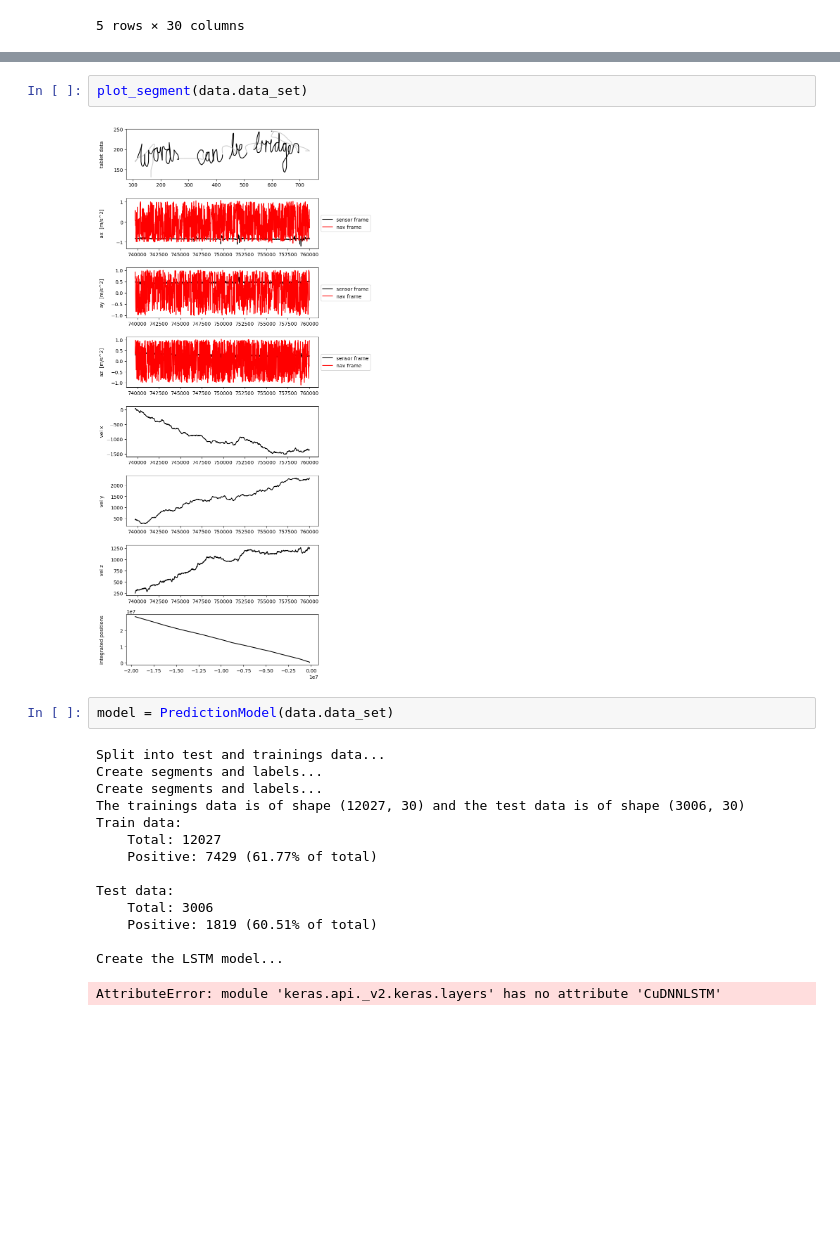
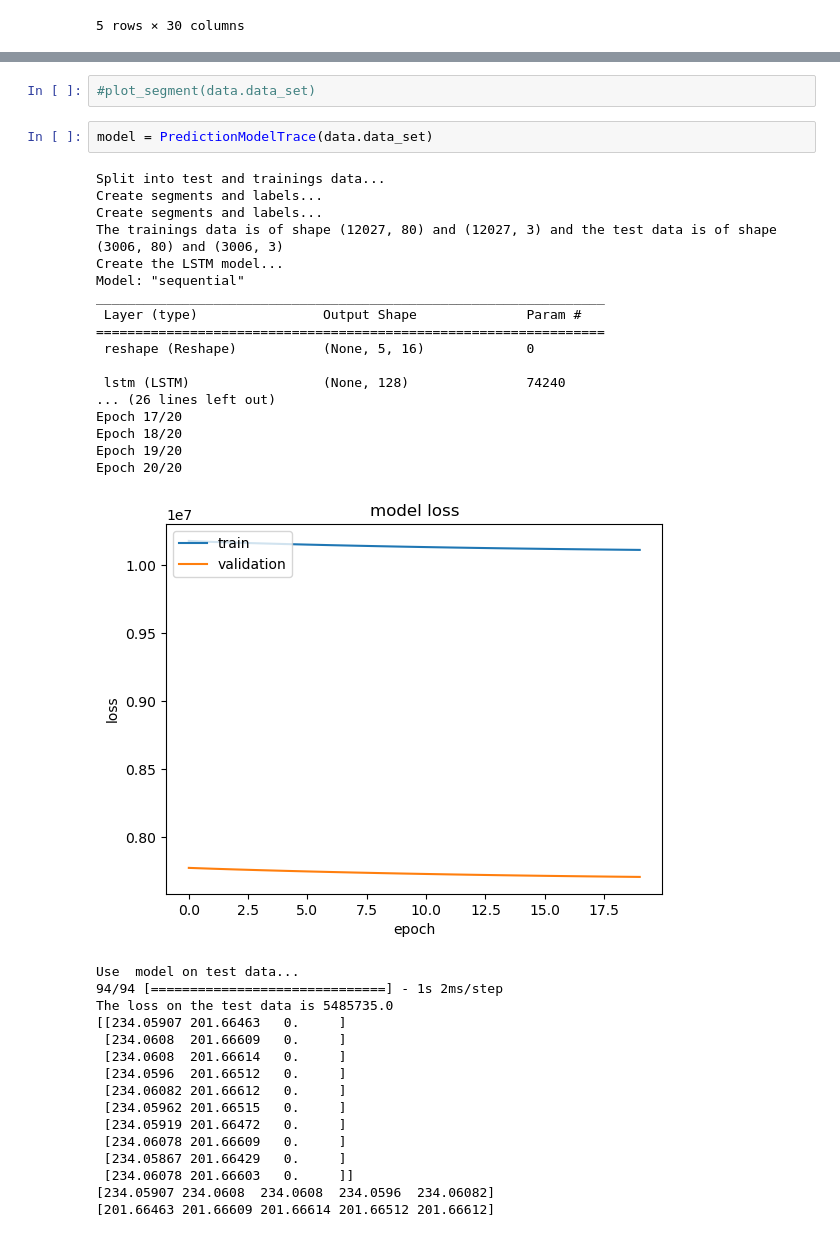
Before and after one commit to anni5701/tracePrediction, a Jupyter notebook: main.ipynb, the cells around one changed output, grey strips where cells are left out. Saved outputs shown, nothing was run; the diff lists cells and outputs as text; blank space fills up the shorter version.

Commit message:
added pipeline for trace prediction

```diff
--- a/main.ipynb
+++ b/main.ipynb
@@ -22,21 +66,38 @@ integrate the acceleration...
 # %%
-plot_segment(data.data_set)
+#plot_segment(data.data_set)
-# %% [output]
-[figure, removed]
 # %%
-model = PredictionModel(data.data_set)
+model = PredictionModelTrace(data.data_set)
 # %% [output]
 Split into test and trainings data...
 Create segments and labels...
 Create segments and labels...
-The trainings data is of shape (12027, 30) and the test data is of shape (3006, 30)
-Train data:
-    Total: 12027
-    Positive: 7429 (61.77% of total)
+The trainings data is of shape (12027, 80) and (12027, 3) and the test data is of shape (3006, 80) and (3006, 3)
+Create the LSTM model...
+Model: "sequential"
+_________________________________________________________________
+ Layer (type)                Output Shape              Param #
+=================================================================
+ reshape (Reshape)           (None, 5, 16)             0
 
-Test data:
-    Total: 3006
-    Positive: 1819 (60.51% of total)
-
-Create the LSTM model...
+ lstm (LSTM)                 (None, 128)               74240
+... (26 lines left out)
+Epoch 17/20
+Epoch 18/20
+Epoch 19/20
+Epoch 20/20
+[figure, added]
-AttributeError: module 'keras.api._v2.keras.layers' has no attribute 'CuDNNLSTM'
+Use  model on test data...
+94/94 [==============================] - 1s 2ms/step
+The loss on the test data is 5485735.0
+[[234.05907 201.66463   0.     ]
+ [234.0608  201.66609   0.     ]
+ [234.0608  201.66614   0.     ]
+ [234.0596  201.66512   0.     ]
+ [234.06082 201.66612   0.     ]
+ [234.05962 201.66515   0.     ]
+ [234.05919 201.66472   0.     ]
+ [234.06078 201.66609   0.     ]
+ [234.05867 201.66429   0.     ]
+ [234.06078 201.66603   0.     ]]
+[234.05907 234.0608  234.0608  234.0596  234.06082]
+[201.66463 201.66609 201.66614 201.66512 201.66612]
```
Also changed, not shown: parts of 7 cells of this notebook, 4 other files.
